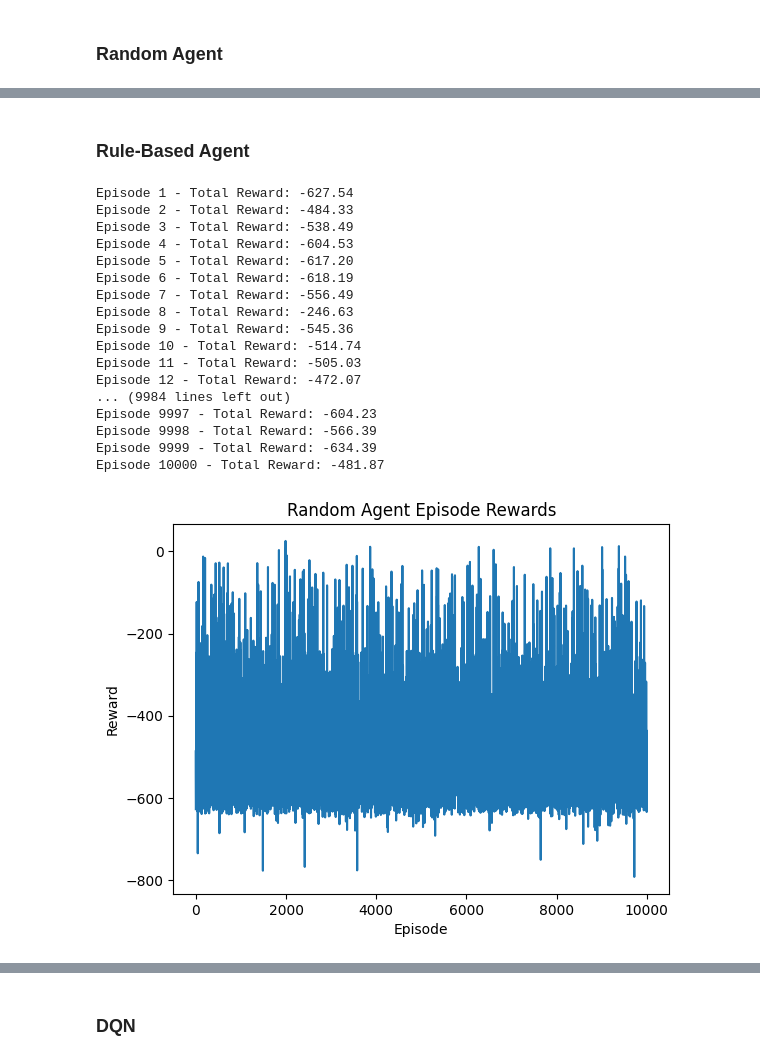
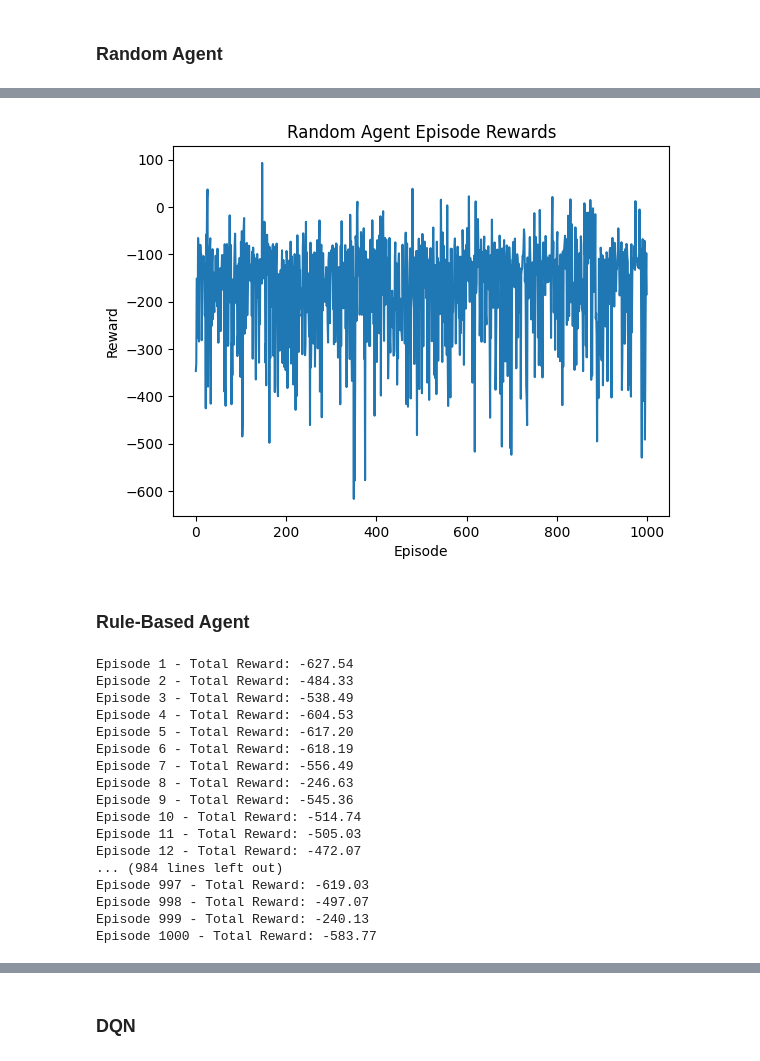
Before and after one commit to MGN19/Reinforcement-learning, a Jupyter notebook: Lunar Lander.ipynb, the cells around one changed output, grey strips where cells are left out. Saved outputs shown, nothing was run; the diff lists cells and outputs as text; code cells hidden in the pictures.

```diff
--- a/Lunar Lander.ipynb
+++ b/Lunar Lander.ipynb
@@ -85,15 +77,17 @@ plt.show()
+# %%
+plt.plot(rewards_ra)
+plt.title("Random Agent Episode Rewards")
+plt.xlabel("Episode")
+plt.ylabel("Reward")
+plt.show()
+# %% [output]
+[figure, added]
 # %% [markdown]
 ### Rule-Based Agent
 # %%
-rewards = run_agent(episodes=10000, render=False, seed=1,
+rewards_rb = run_agent(episodes=1000, render=False, seed=1,
                     log_fn = None,
                     agent_fn=rule_based_action)
-
-plt.plot(rewards)
-plt.title("Random Agent Episode Rewards")
-plt.xlabel("Episode")
-plt.ylabel("Reward")
-plt.show()
 # %% [output]
 Episode 1 - Total Reward: -627.54
 Episode 2 - Total Reward: -484.33
@@ -107,9 +101,8 @@ Episode 9 - Total Reward: -545.36
 Episode 10 - Total Reward: -514.74
 Episode 11 - Total Reward: -505.03
 Episode 12 - Total Reward: -472.07
-... (9984 lines left out)
-Episode 9997 - Total Reward: -604.23
-Episode 9998 - Total Reward: -566.39
-Episode 9999 - Total Reward: -634.39
-Episode 10000 - Total Reward: -481.87
+... (984 lines left out)
+Episode 997 - Total Reward: -619.03
+Episode 998 - Total Reward: -497.07
+Episode 999 - Total Reward: -240.13
+Episode 1000 - Total Reward: -583.77
-[figure, removed]
```
Also changed, not shown: parts of 12 cells of this notebook.
